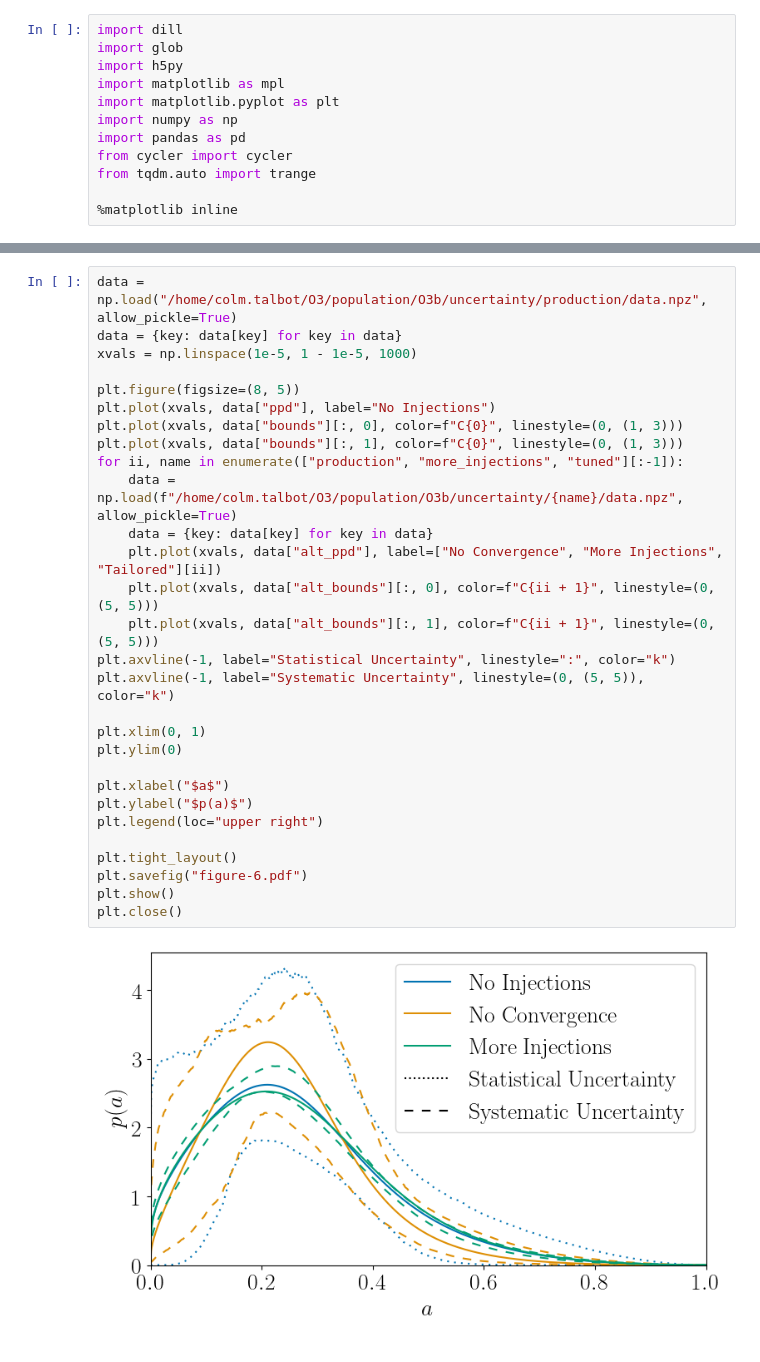
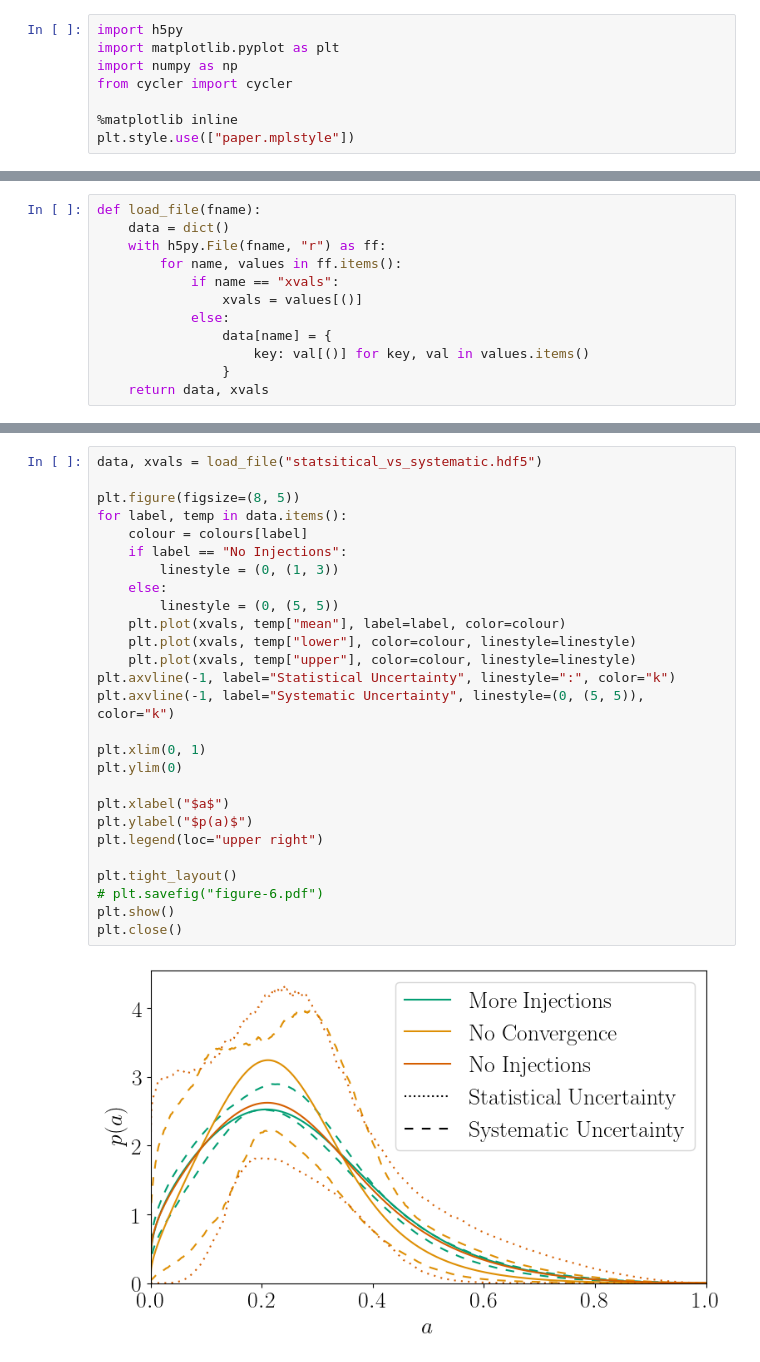
Before and after one commit to ColmTalbot/monte-carlo-uncertainty-scaling, a Jupyter notebook: comparison_spectra.ipynb, the cells around one changed output, grey strips where cells are left out. Cells and saved outputs as stored; diff of their text form.

```diff
--- a/comparison_spectra.ipynb
+++ b/comparison_spectra.ipynb
@@ -1,12 +1,8 @@
 # %%
-import dill
-import glob
 import h5py
-import matplotlib as mpl
 import matplotlib.pyplot as plt
 import numpy as np
-import pandas as pd
 from cycler import cycler
-from tqdm.auto import trange
 
 %matplotlib inline
+plt.style.use(["paper.mplstyle"])
@@ -60 +9,13 @@ def load_mass_lines():
+# %%
+def load_file(fname):
+    data = dict()
+    with h5py.File(fname, "r") as ff:
+        for name, values in ff.items():
+            if name == "xvals":
+                xvals = values[()]
+            else:
+                data[name] = {
+                    key: val[()] for key, val in values.items()
+                }
+    return data, xvals
 # %%
@@ -108,31 +61,29 @@ plt.close()
 # %%
-data = np.load("/home/colm.talbot/O3/population/O3b/uncertainty/production/data.npz", allow_pickle=True)
-data = {key: data[key] for key in data}
-xvals = np.linspace(1e-5, 1 - 1e-5, 1000)
+data, xvals = load_file("statsitical_vs_systematic.hdf5")
 
 plt.figure(figsize=(8, 5))
-plt.plot(xvals, data["ppd"], label="No Injections")
-plt.plot(xvals, data["bounds"][:, 0], color=f"C{0}", linestyle=(0, (1, 3)))
-plt.plot(xvals, data["bounds"][:, 1], color=f"C{0}", linestyle=(0, (1, 3)))
-for ii, name in enumerate(["production", "more_injections", "tuned"][:-1]):
-    data = np.load(f"/home/colm.talbot/O3/population/O3b/uncertainty/{name}/data.npz", allow_pickle=True)
-    data = {key: data[key] for key in data}
-    plt.plot(xvals, data["alt_ppd"], label=["No Convergence", "More Injections", "Tailored"][ii])
-    plt.plot(xvals, data["alt_bounds"][:, 0], color=f"C{ii + 1}", linestyle=(0, (5, 5)))
-    plt.plot(xvals, data["alt_bounds"][:, 1], color=f"C{ii + 1}", linestyle=(0, (5, 5)))
+for label, temp in data.items():
+    colour = colours[label]
+    if label == "No Injections":
+        linestyle = (0, (1, 3))
+    else:
+        linestyle = (0, (5, 5))
+    plt.plot(xvals, temp["mean"], label=label, color=colour)
+    plt.plot(xvals, temp["lower"], color=colour, linestyle=linestyle)
+    plt.plot(xvals, temp["upper"], color=colour, linestyle=linestyle)
 plt.axvline(-1, label="Statistical Uncertainty", linestyle=":", color="k")
 plt.axvline(-1, label="Systematic Uncertainty", linestyle=(0, (5, 5)), color="k")
 
 plt.xlim(0, 1)
 plt.ylim(0)
 
 plt.xlabel("$a$")
 plt.ylabel("$p(a)$")
 plt.legend(loc="upper right")
 
 plt.tight_layout()
-plt.savefig("figure-6.pdf")
+# plt.savefig("figure-6.pdf")
 plt.show()
 plt.close()
 # %% [output]
-[figure, old version]
+[figure, new version]
```
Also changed, not shown: parts of 4 cells of this notebook, 16 other files.
